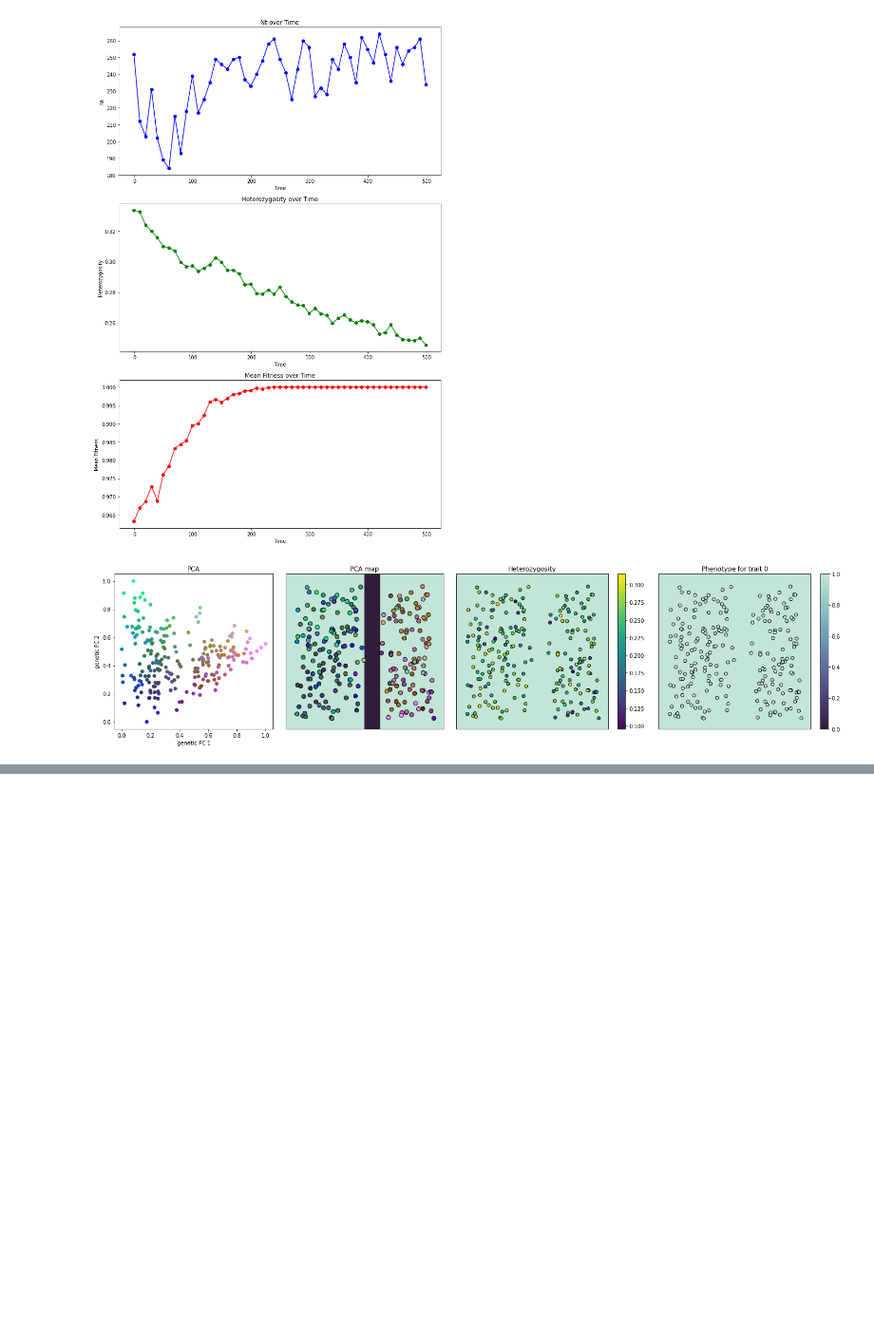
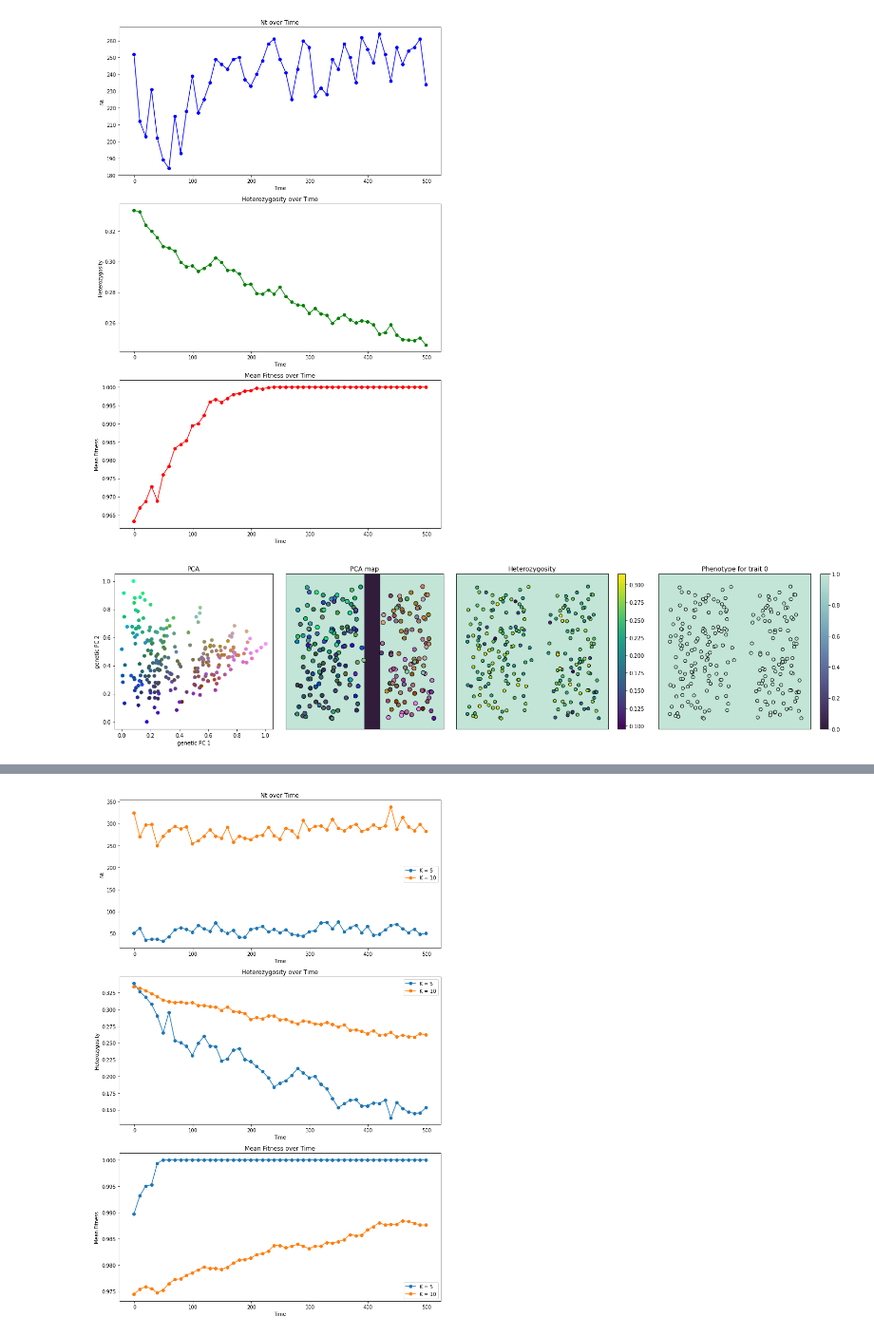
Before and after one commit to AnushaPB/evodoodle, a Jupyter notebook: test.ipynb, the cells around one changed output, grey strips where cells are left out. Shown: that part at 95% size. Cells and saved outputs as stored; diff of their text form; code cells hidden in the pictures; blank space fills up the shorter version.

```diff
--- a/test.ipynb
+++ b/test.ipynb
@@ -107,0 +160,4 @@ evo.plot_popgen(mod)
+# %%
+params['comm']['species']['spp_0']['init']['K_factor'] = 2
+mod1 = evo.init_mod(params, population_size, connectivity, environment)
+stats1 = evo.stats_walk(mod1, t=500)
@@ -107,0 +199,6 @@ evo.plot_popgen(mod)
+# %%
+params['comm']['species']['spp_0']['gen_arch']['traits']['trait_0']['n_loci'] = 8
+params['comm']['species']['spp_0']['gen_arch']['traits']['trait_0']['alpha_distr_mu'] = 0.125
+params['comm']['species']['spp_0']['init']['K_factor'] = 6
+mod2 = evo.init_mod(params, population_size, connectivity, environment)
+stats2 = evo.stats_walk(mod2, t=500)
@@ -107,0 +240,9 @@ evo.plot_popgen(mod)
+# %%
+stats = {
+    'K = 5': stats1,
+    'K = 10': stats2
+}
+
+plot_multistats(stats)
+# %% [output]
+[figure, added]
```
Also changed, not shown: parts of 9 cells of this notebook.
